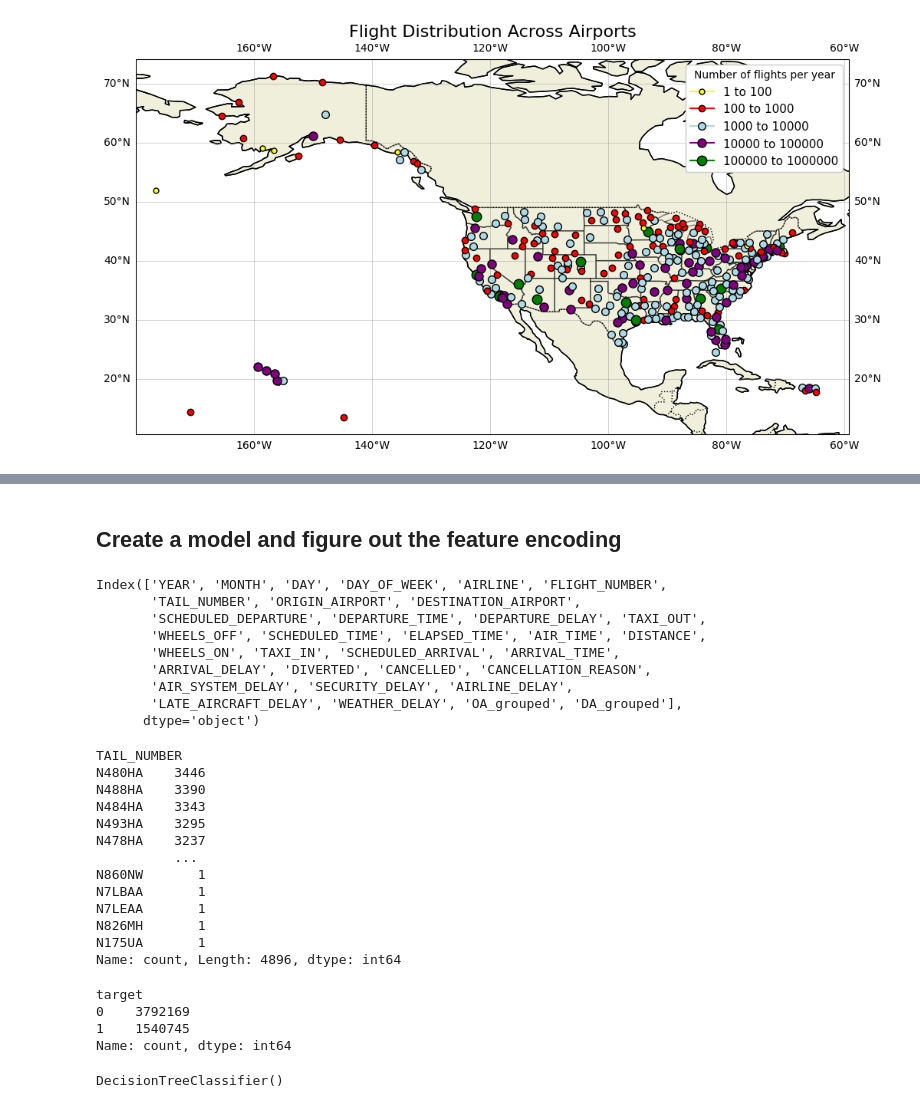
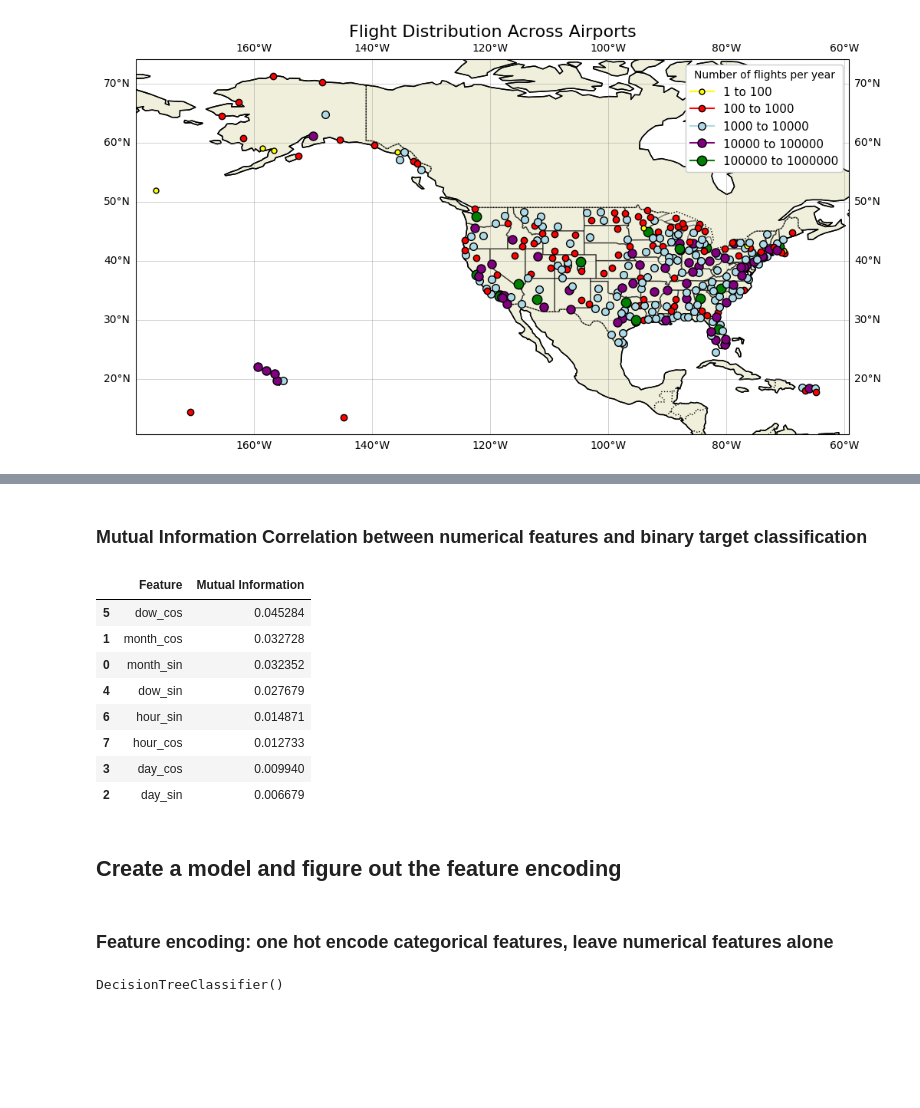
Before and after one commit to nam0mi/FlightDelayPredictor, a Jupyter notebook: FlightDelayPredictor.ipynb, the cells around one changed output, grey strips where cells are left out. Saved outputs shown, nothing was run; the diff lists cells and outputs as text; code cells hidden in the pictures; blank space fills up the shorter version.

```diff
--- a/FlightDelayPredictor.ipynb
+++ b/FlightDelayPredictor.ipynb
@@ -343,39 +395,27 @@ since p-value is 0, this means the features are statistically significant and ha
+# %% [markdown]
+### Mutual Information Correlation between numerical features and binary target classification
+# %%
+########## DO NOT RUN THIS CELL ##########
+
+mutual_info = mutual_info_classif(df_sample[num_features], df_sample['target'])
+
+mutual_info_df = pd.DataFrame({
+    'Feature': num_features,
+    'Mutual Information': mutual_info
+}).sort_values(by='Mutual Information', ascending=False)
+
+mutual_info_df
+# %% [output]
+|  | Feature | Mutual Information |
+| 5 | dow_cos | 0.045284 |
+| 1 | month_cos | 0.032728 |
+| 0 | month_sin | 0.032352 |
+| 4 | dow_sin | 0.027679 |
+| 6 | hour_sin | 0.014871 |
+| 7 | hour_cos | 0.012733 |
+| 3 | day_cos | 0.009940 |
+| 2 | day_sin | 0.006679 |
 # %% [markdown]
 ## Create a model and figure out the feature encoding
-# %%
-df.columns
-# %% [output]
-Index(['YEAR', 'MONTH', 'DAY', 'DAY_OF_WEEK', 'AIRLINE', 'FLIGHT_NUMBER',
-       'TAIL_NUMBER', 'ORIGIN_AIRPORT', 'DESTINATION_AIRPORT',
-       'SCHEDULED_DEPARTURE', 'DEPARTURE_TIME', 'DEPARTURE_DELAY', 'TAXI_OUT',
-       'WHEELS_OFF', 'SCHEDULED_TIME', 'ELAPSED_TIME', 'AIR_TIME', 'DISTANCE',
-       'WHEELS_ON', 'TAXI_IN', 'SCHEDULED_ARRIVAL', 'ARRIVAL_TIME',
-       'ARRIVAL_DELAY', 'DIVERTED', 'CANCELLED', 'CANCELLATION_REASON',
-       'AIR_SYSTEM_DELAY', 'SECURITY_DELAY', 'AIRLINE_DELAY',
-       'LATE_AIRCRAFT_DELAY', 'WEATHER_DELAY', 'OA_grouped', 'DA_grouped'],
-      dtype='object')
-# %%
-# We may want to use tail number as a feature, but there are too many unique values, find a way to group these
-df.TAIL_NUMBER.value_counts()
-# %% [output]
-TAIL_NUMBER
-N480HA    3446
-N488HA    3390
-N484HA    3343
-N493HA    3295
-N478HA    3237
-          ...
-N860NW       1
-N7LBAA       1
-N7LEAA       1
-N826MH       1
-N175UA       1
-Name: count, Length: 4896, dtype: int64
-# %%
-# The target variable classes are unbalanced since there are double the amount of 0s than 1s
-df.target.value_counts()
-# %% [output]
-target
-0    3792169
-1    1540745
-Name: count, dtype: int64
+# %% [markdown]
+### Feature encoding: one hot encode categorical features, leave numerical features alone
```
Also changed, not shown: parts of 31 cells of this notebook.
